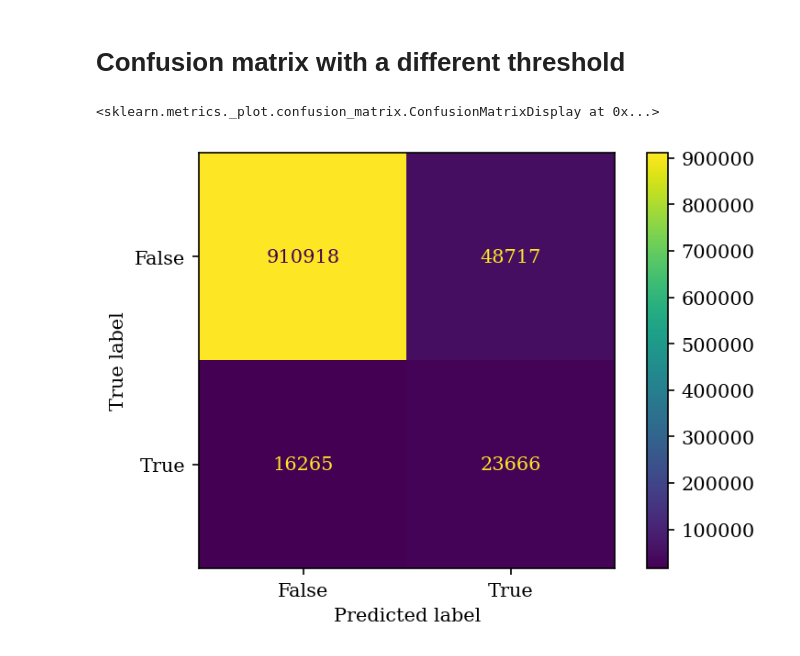
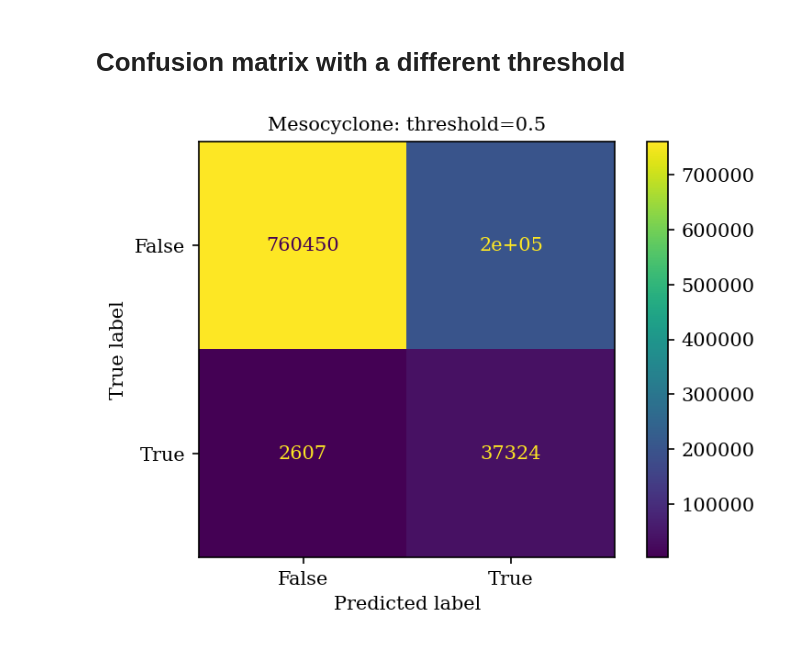
Before and after one commit to amourayuba/Power-Outage-Prediction, a Jupyter notebook: codes/results/meso_results.ipynb, the cells around one changed output. Drawn from its saved outputs; the diff is of its cells as text; code cells hidden in the pictures.

Commit message:
Final results and figures with test set

```diff
--- a/codes/results/meso_results.ipynb
+++ b/codes/results/meso_results.ipynb
@@ -214,8 +236,11 @@ ConfusionMatrixDisplay.from_predictions(meso_val['POWER_OUTAGE'], predictions['x
 # %%
 probas = best_model.predict_proba(meso_val[features_n])
 # %%
-thr = 0.9
-ConfusionMatrixDisplay.from_predictions(meso_val['POWER_OUTAGE'], probas[:,1]>thr)
+thr = 0.5
+display = ConfusionMatrixDisplay.from_predictions(meso_val['POWER_OUTAGE'], probas[:,1]>thr)
+
+_ = display.ax_.set_title("Mesocyclone: threshold={}".format(thr), size=10)
+plt.savefig("../../figures/meso_confusion_matrix_thr_{:1.0f}.png".format(10*thr), dpi=500, bbox_inches='tight',
+            facecolor='white', transparent=False)
 # %% [output]
-<sklearn.metrics._plot.confusion_matrix.ConfusionMatrixDisplay at 0x...>
-[figure, old version]
+[figure, new version]
```
Also changed, not shown: parts of 8 cells of this notebook, 20 other files.
